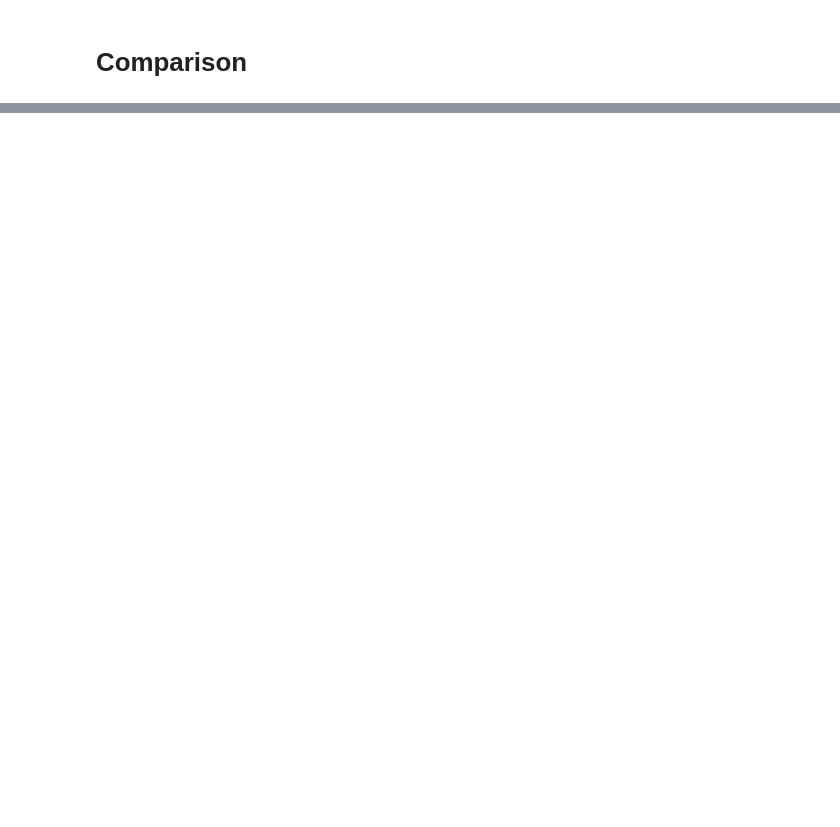
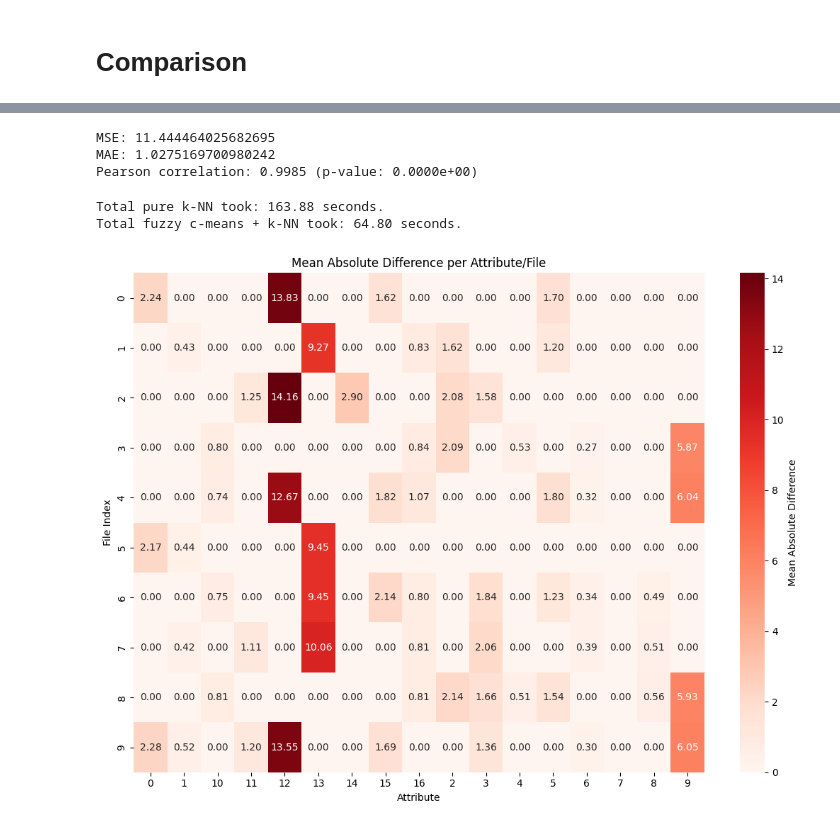
Before and after one commit to JanSupierz/NTWI-2025-GrC-DaneNiejednorodne, a Jupyter notebook: notebooks/KNN_full.ipynb, the cells around one changed output, grey strips where cells are left out. Drawn from its saved outputs; the diff is of its cells as text; code cells hidden in the pictures; blank space fills up the shorter version.

Commit message:
Visualization + Cleanup

```diff
--- a/notebooks/KNN_full.ipynb
+++ b/notebooks/KNN_full.ipynb
@@ -299,2 +286,5 @@ for file_rows in file_data:
+# %%
+# Deep copy numpy arrays inside the list
+np_fcmKNN_file_data = [arr.copy() for arr in np_common_file_data]
 # %%
 # ---------------- Calculate Fuzzy c-means cluster centers ----------------
@@ -641,6 +424,0 @@ dtype: float64
-# %%
-# Sanity check for 1.0 correlation
-for col in valid_cols:
-    diffs = (df_base[col] - df_check[col]).dropna()
-    if np.allclose(diffs, 0, atol=1e-8):
-        print(f"Column {col} is nearly identical in base and check")
@@ -720,0 +486,63 @@ display(HTML(f"<h3>🔍 Missing Values Summary</h3>{html_table}"))
+# %%
+arr_pureKNN = np.array(all_vals_pureKNN, dtype=np.float64)
+arr_fcmKNN = np.array(all_vals_fcmKNN, dtype=np.float64)
+
+mask = ~np.isnan(arr_pureKNN) & ~np.isnan(arr_fcmKNN)
+arr_pureKNN_clean = arr_pureKNN[mask]
+arr_fcmKNN_clean = arr_fcmKNN[mask]
+
+mse = mean_squared_error(arr_pureKNN_clean, arr_fcmKNN_clean)
+print("\nMSE:", mse)
+
+mae = mean_absolute_error(arr_pureKNN_clean, arr_fcmKNN_clean)
+print("MAE:", mae)
+
+# Sanity check: Pearson correlation
+corr, p_value = pearsonr(arr_pureKNN_clean, arr_fcmKNN_clean)
+print(f"Pearson correlation: {corr:.4f} (p-value: {p_value:.4e})")
+# %% [output]
+MSE: 11.444464025682695
+MAE: 1.0275169700980242
+Pearson correlation: 0.9985 (p-value: 0.0000e+00)
+# %%
+print(f"Total pure k-NN took: { pureKNN_total_duration:.2f} seconds.")
+print(f"Total fuzzy c-means + k-NN took: { fcmKNN_total_duration:.2f} seconds.")
+# %% [output]
+Total pure k-NN took: 163.88 seconds.
+Total fuzzy c-means + k-NN took: 64.80 seconds.
+# %%
+# Prepare a DataFrame to hold mean absolute differences
+diff_matrix = pd.DataFrame(index=range(10), columns=all_attrs, dtype=float)
+
+for file_idx in range(10):
+    for attr in all_attrs:
+        pure_vals = []
+        fcm_vals = []
+
+        num_rows = len(pureKNN_imputed[file_idx])
+        for row_idx in range(num_rows):
+            val1 = pureKNN_imputed[file_idx][row_idx].get(attr, np.nan)
+            val2 = fcmKNN_imputed[file_idx][row_idx].get(attr, np.nan)
+
+            if not (val1 != val1 or val2 != val2):  # check for NaN
+                pure_vals.append(val1)
+                fcm_vals.append(val2)
+
+        if pure_vals and fcm_vals:
+            diffs = np.abs(np.array(pure_vals) - np.array(fcm_vals))
+            mean_diff = diffs.mean()
+        else:
+            mean_diff = np.nan
+
+        diff_matrix.at[file_idx, attr] = mean_diff
+
+plt.figure(figsize=(len(all_attrs)*0.4 + 4, 8))
+sns.heatmap(diff_matrix, annot=True, fmt=".2f", cmap="Reds", cbar_kws={'label': 'Mean Absolute Difference'})
+
+plt.title("Mean Absolute Difference per Attribute/File")
+plt.xlabel("Attribute")
+plt.ylabel("File Index")
+plt.tight_layout()
+plt.show()
+# %% [output]
+[figure, added]
```
Also changed, not shown: parts of 28 cells of this notebook, 1 other file.
